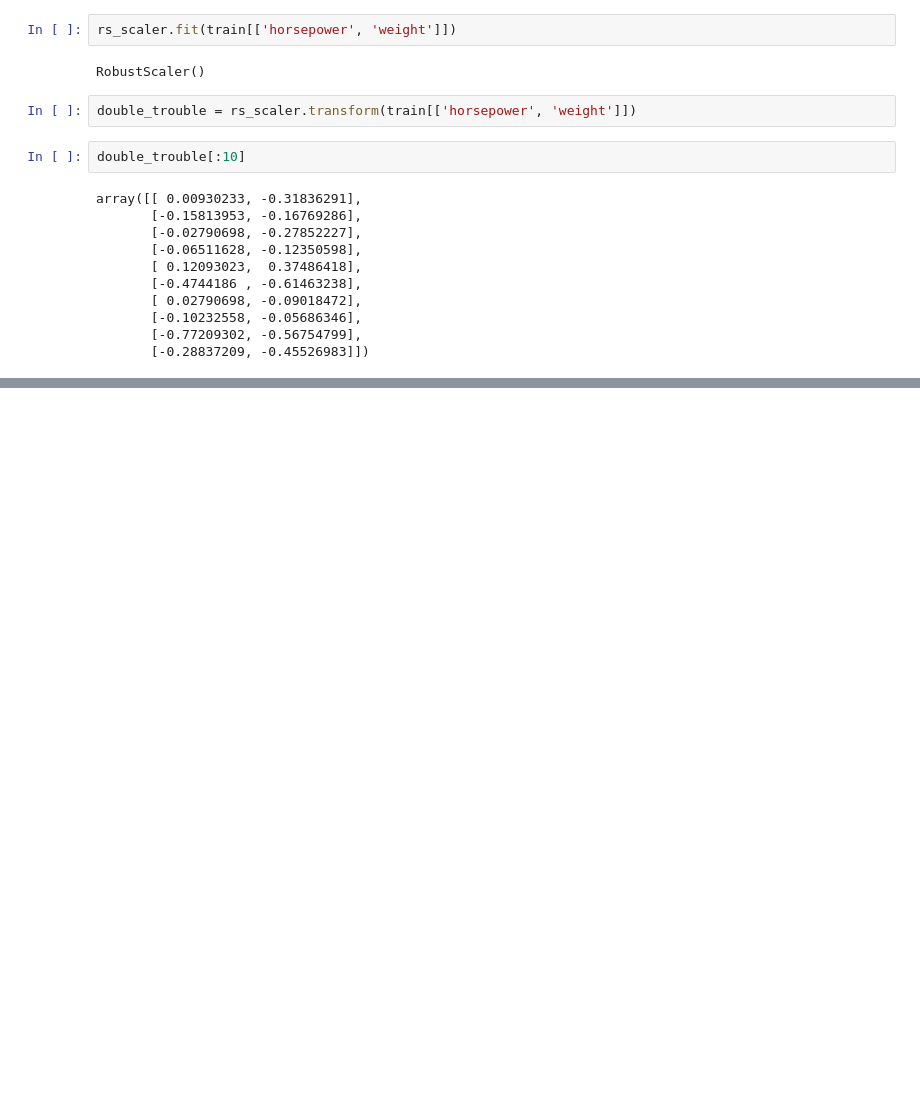
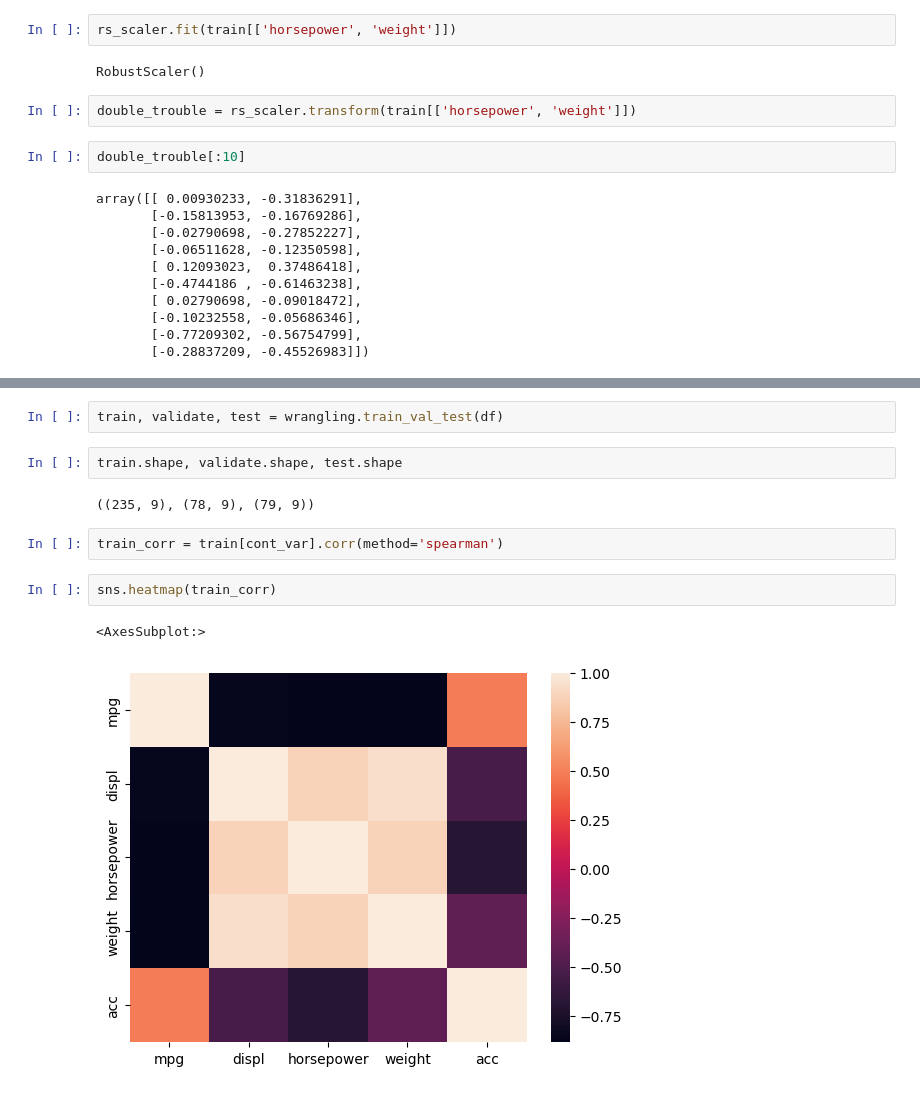
Before and after one commit to shawn-brown12/regression, a Jupyter notebook: regression_notes.ipynb, the cells around one changed output, grey strips where cells are left out. Cells and saved outputs as stored; diff of their text form; blank space fills up the shorter version.

```diff
--- a/regression_notes.ipynb
+++ b/regression_notes.ipynb
@@ -419,0 +534,13 @@ array([[ 0.00930233, -0.31836291],
+# %%
+train, validate, test = wrangling.train_val_test(df)
+# %%
+train.shape, validate.shape, test.shape
+# %% [output]
+((235, 9), (78, 9), (79, 9))
+# %%
+train_corr = train[cont_var].corr(method='spearman')
+# %%
+sns.heatmap(train_corr)
+# %% [output]
+<AxesSubplot:>
+[figure, added]
```
Also changed, not shown: parts of 28 cells of this notebook, 4 other files.
